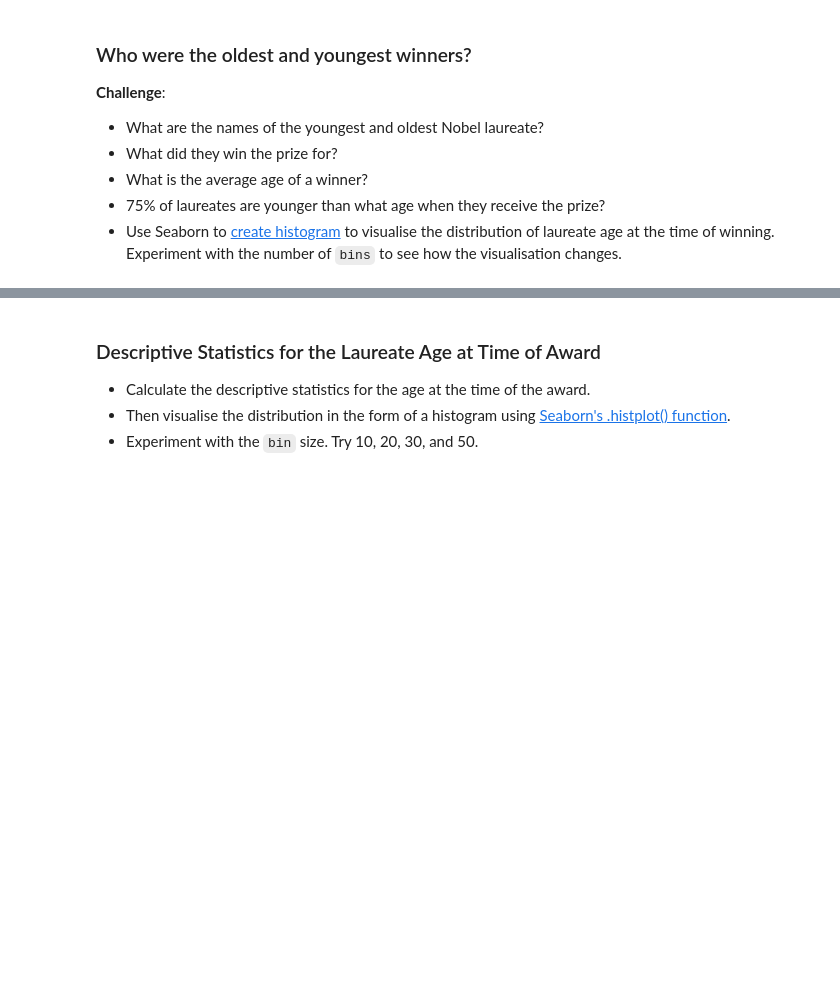
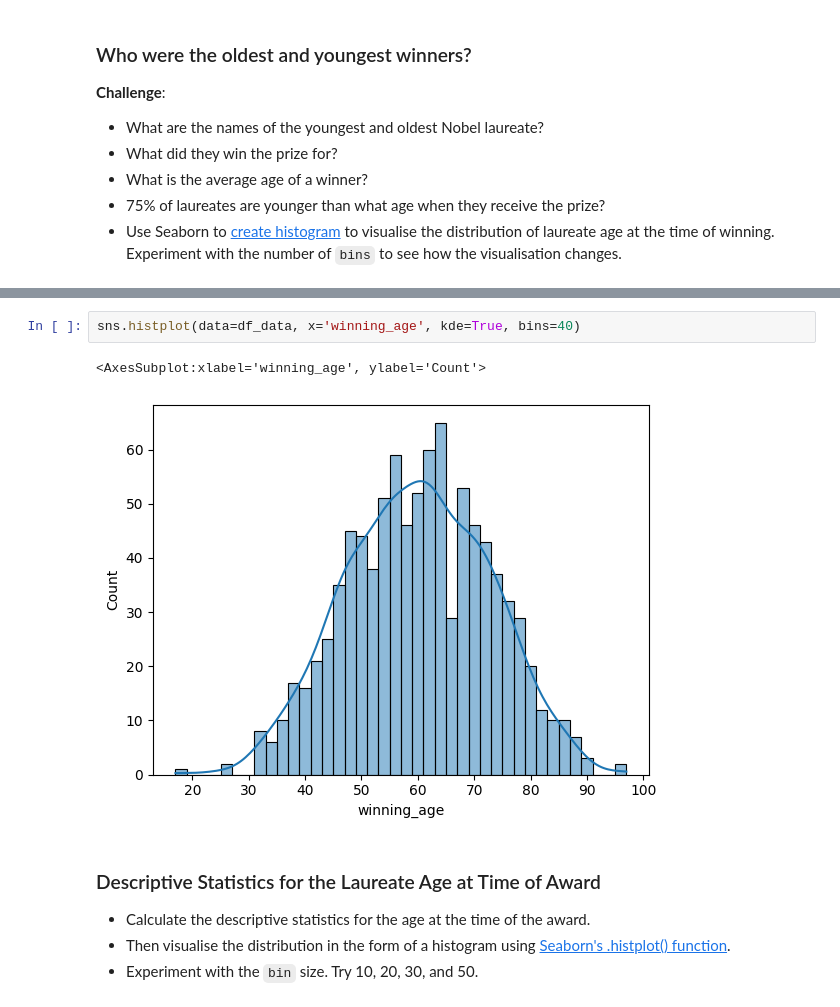
Before and after one commit to noah-clements/100Days-Python-Course, a Jupyter notebook: Nobel+Prize+Analysis/Nobel_Prize_Analysis.ipynb, the cells around one changed output, grey strips where cells are left out. Saved outputs shown, nothing was run; the diff lists cells and outputs as text; blank space fills up the shorter version.

```diff
--- a/Nobel+Prize+Analysis/Nobel_Prize_Analysis.ipynb
+++ b/Nobel+Prize+Analysis/Nobel_Prize_Analysis.ipynb
@@ -1022,3 +1042,8 @@ df_data.sample(10)
+# %%
+sns.histplot(data=df_data, x='winning_age', kde=True, bins=40)
+# %% [output]
+<AxesSubplot:xlabel='winning_age', ylabel='Count'>
+[figure, added]
 # %% [markdown]
 ### Descriptive Statistics for the Laureate Age at Time of Award
 
```
Also changed, not shown: parts of 1 cell of this notebook.
